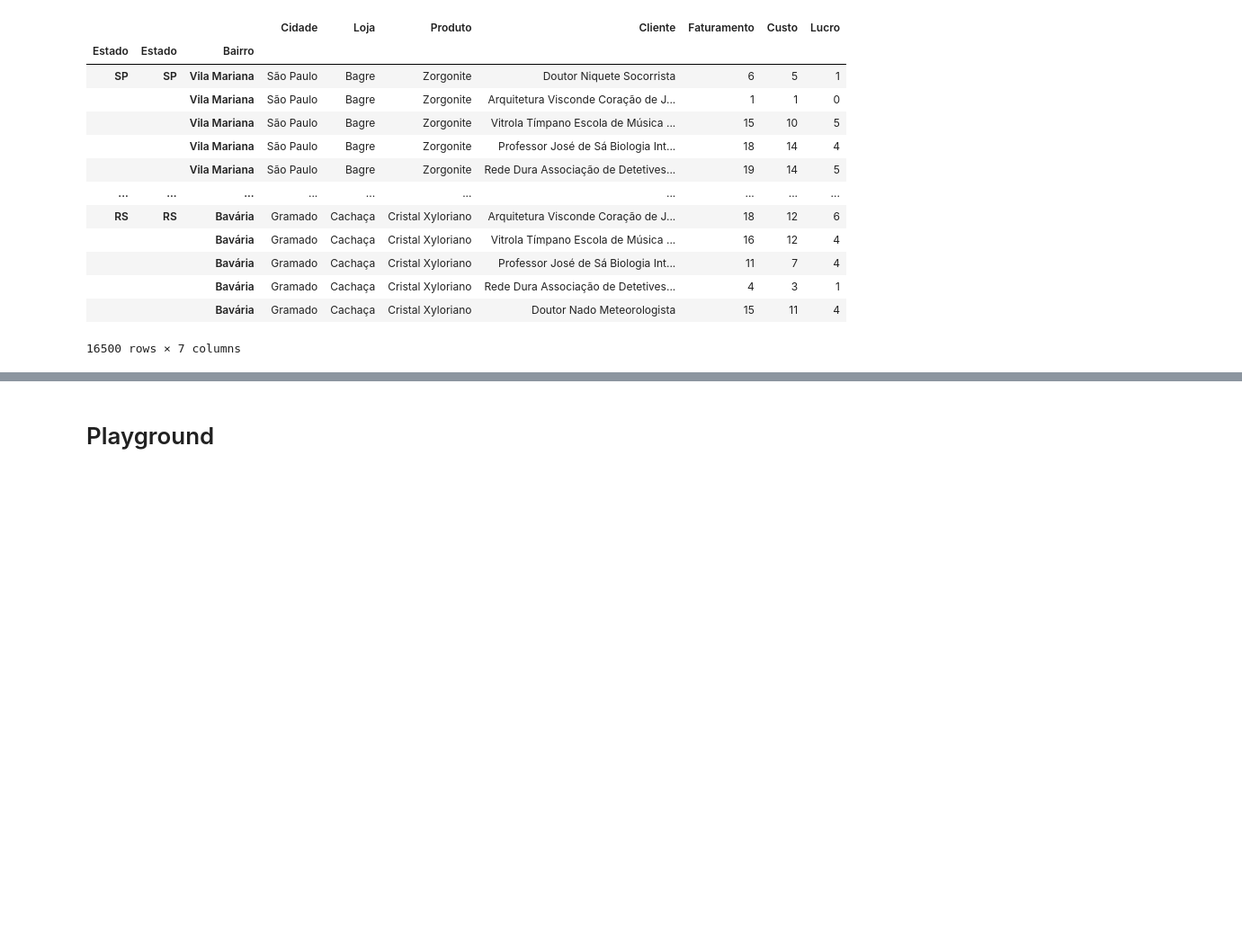
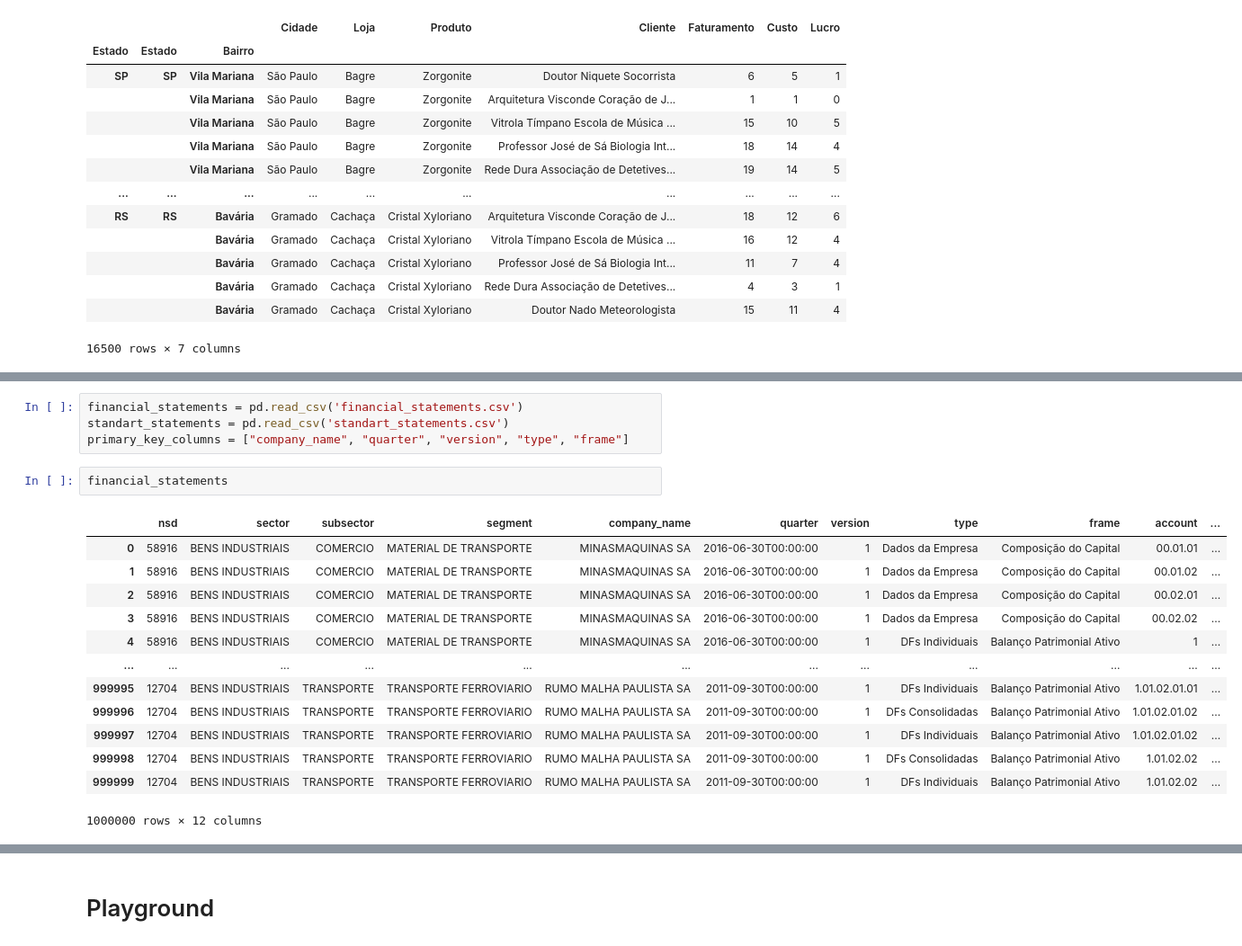
Before and after one commit to faustostangler/FLY_OLD, a Jupyter notebook: playground.ipynb, the cells around one changed output, grey strips where cells are left out. Shown at 90% size. Drawn from its saved outputs; the diff is of its cells as text; blank space fills up the shorter version.

```diff
--- a/playground.ipynb
+++ b/playground.ipynb
@@ -153,0 +359,20 @@ multiindex_df
+# %%
+financial_statements = pd.read_csv('financial_statements.csv')
+standart_statements = pd.read_csv('standart_statements.csv')
+primary_key_columns = ["company_name", "quarter", "version", "type", "frame"]
+# %%
+financial_statements
+# %% [output]
+|  | nsd | sector | subsector | segment | company_name | quarter | version | type | frame | account | ... |
+| 0 | 58916 | BENS INDUSTRIAIS | COMERCIO | MATERIAL DE TRANSPORTE | MINASMAQUINAS SA | 2016-06-30T00:00:00 | 1 | Dados da Empresa | Composição do Capital | 00.01.01 | ... |
+| 1 | 58916 | BENS INDUSTRIAIS | COMERCIO | MATERIAL DE TRANSPORTE | MINASMAQUINAS SA | 2016-06-30T00:00:00 | 1 | Dados da Empresa | Composição do Capital | 00.01.02 | ... |
+| 2 | 58916 | BENS INDUSTRIAIS | COMERCIO | MATERIAL DE TRANSPORTE | MINASMAQUINAS SA | 2016-06-30T00:00:00 | 1 | Dados da Empresa | Composição do Capital | 00.02.01 | ... |
+| 3 | 58916 | BENS INDUSTRIAIS | COMERCIO | MATERIAL DE TRANSPORTE | MINASMAQUINAS SA | 2016-06-30T00:00:00 | 1 | Dados da Empresa | Composição do Capital | 00.02.02 | ... |
+| 4 | 58916 | BENS INDUSTRIAIS | COMERCIO | MATERIAL DE TRANSPORTE | MINASMAQUINAS SA | 2016-06-30T00:00:00 | 1 | DFs Individuais | Balanço Patrimonial Ativo | 1 | ... |
+| ... | ... | ... | ... | ... | ... | ... | ... | ... | ... | ... | ... |
+| 999995 | 12704 | BENS INDUSTRIAIS | TRANSPORTE | TRANSPORTE FERROVIARIO | RUMO MALHA PAULISTA SA | 2011-09-30T00:00:00 | 1 | DFs Individuais | Balanço Patrimonial Ativo | 1.01.02.01.01 | ... |
+| 999996 | 12704 | BENS INDUSTRIAIS | TRANSPORTE | TRANSPORTE FERROVIARIO | RUMO MALHA PAULISTA SA | 2011-09-30T00:00:00 | 1 | DFs Consolidadas | Balanço Patrimonial Ativo | 1.01.02.01.02 | ... |
+| 999997 | 12704 | BENS INDUSTRIAIS | TRANSPORTE | TRANSPORTE FERROVIARIO | RUMO MALHA PAULISTA SA | 2011-09-30T00:00:00 | 1 | DFs Individuais | Balanço Patrimonial Ativo | 1.01.02.01.02 | ... |
+| 999998 | 12704 | BENS INDUSTRIAIS | TRANSPORTE | TRANSPORTE FERROVIARIO | RUMO MALHA PAULISTA SA | 2011-09-30T00:00:00 | 1 | DFs Consolidadas | Balanço Patrimonial Ativo | 1.01.02.02 | ... |
+| 999999 | 12704 | BENS INDUSTRIAIS | TRANSPORTE | TRANSPORTE FERROVIARIO | RUMO MALHA PAULISTA SA | 2011-09-30T00:00:00 | 1 | DFs Individuais | Balanço Patrimonial Ativo | 1.01.02.02 | ... |
+1000000 rows × 12 columns
```
Also changed, not shown: parts of 15 cells of this notebook, 13 other files.
